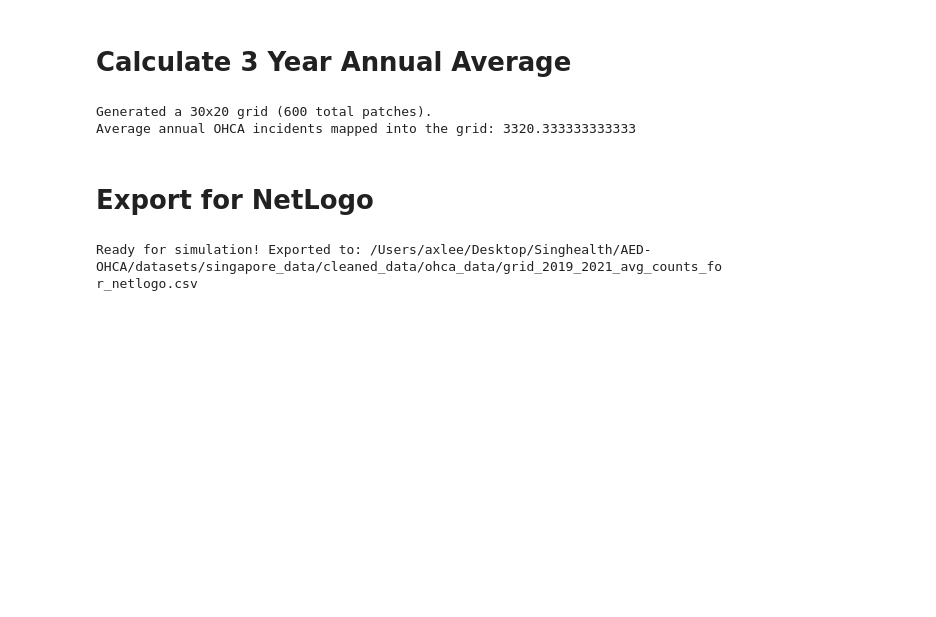
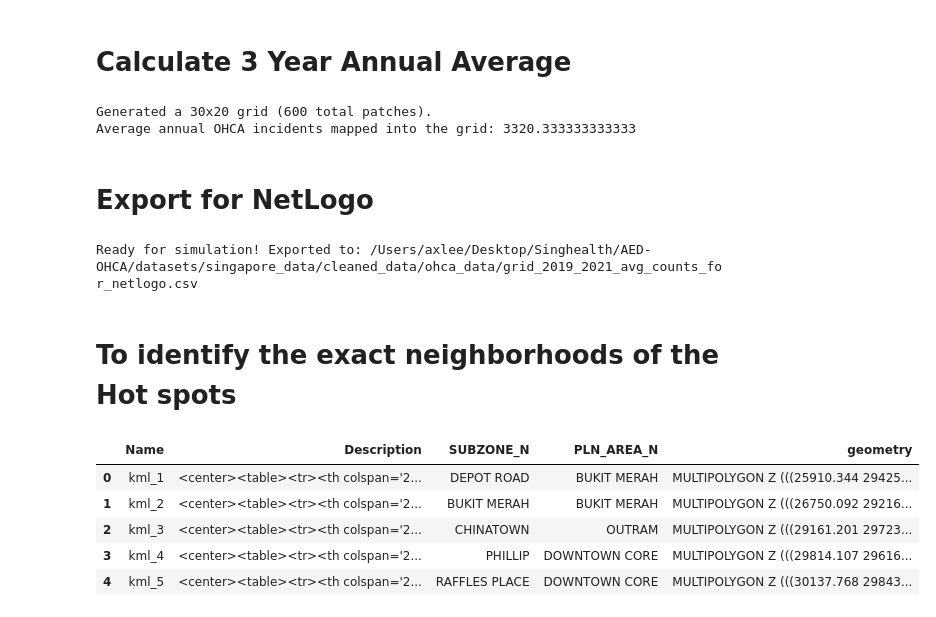
Before and after one commit to axellee1994/AED-OHCA, a Jupyter notebook: dr_sean_code/4. IncidenceToGrid2019_to_2021.ipynb, the cells around one changed output. Saved outputs shown, nothing was run; the diff lists cells and outputs as text; code cells hidden in the pictures; blank space fills up the shorter version.

```diff
--- a/dr_sean_code/4. IncidenceToGrid2019_to_2021.ipynb
+++ b/dr_sean_code/4. IncidenceToGrid2019_to_2021.ipynb
@@ -211,3 +213,20 @@ final_grid[['pxcor', 'pycor', 'incident_count']].to_csv(export_path, index=False
 print(f"Ready for simulation! Exported to: {export_path}")
 # %% [output]
 Ready for simulation! Exported to: /Users/axlee/Desktop/Singhealth/AED-OHCA/datasets/singapore_data/cleaned_data/ohca_data/grid_2019_2021_avg_counts_for_netlogo.csv
+# %% [markdown]
+# To identify the exact neighborhoods of the Hot spots
+# %%
+subzones_path = BASE_DATASET_PATH / "singapore_data/data_gov/masterplan_2019/subzone_boundary_2019.gpkg"
+subzones = gpd.read_file(subzones_path)
+
+# Ensure the maps use the same coordinate reference system (SVY21)
+subzones = subzones.to_crs(final_grid.crs)
+
+display (subzones.head())
+# %% [output]
+|  | Name | Description | SUBZONE_N | PLN_AREA_N | geometry |
+| 0 | kml_1 | <center><table><tr><th colspan='2... | DEPOT ROAD | BUKIT MERAH | MULTIPOLYGON Z (((25910.344 29425... |
+| 1 | kml_2 | <center><table><tr><th colspan='2... | BUKIT MERAH | BUKIT MERAH | MULTIPOLYGON Z (((26750.092 29216... |
+| 2 | kml_3 | <center><table><tr><th colspan='2... | CHINATOWN | OUTRAM | MULTIPOLYGON Z (((29161.201 29723... |
+| 3 | kml_4 | <center><table><tr><th colspan='2... | PHILLIP | DOWNTOWN CORE | MULTIPOLYGON Z (((29814.107 29616... |
+| 4 | kml_5 | <center><table><tr><th colspan='2... | RAFFLES PLACE | DOWNTOWN CORE | MULTIPOLYGON Z (((30137.768 29843... |
```
Also changed, not shown: parts of 11 cells of this notebook, 1 other file.
